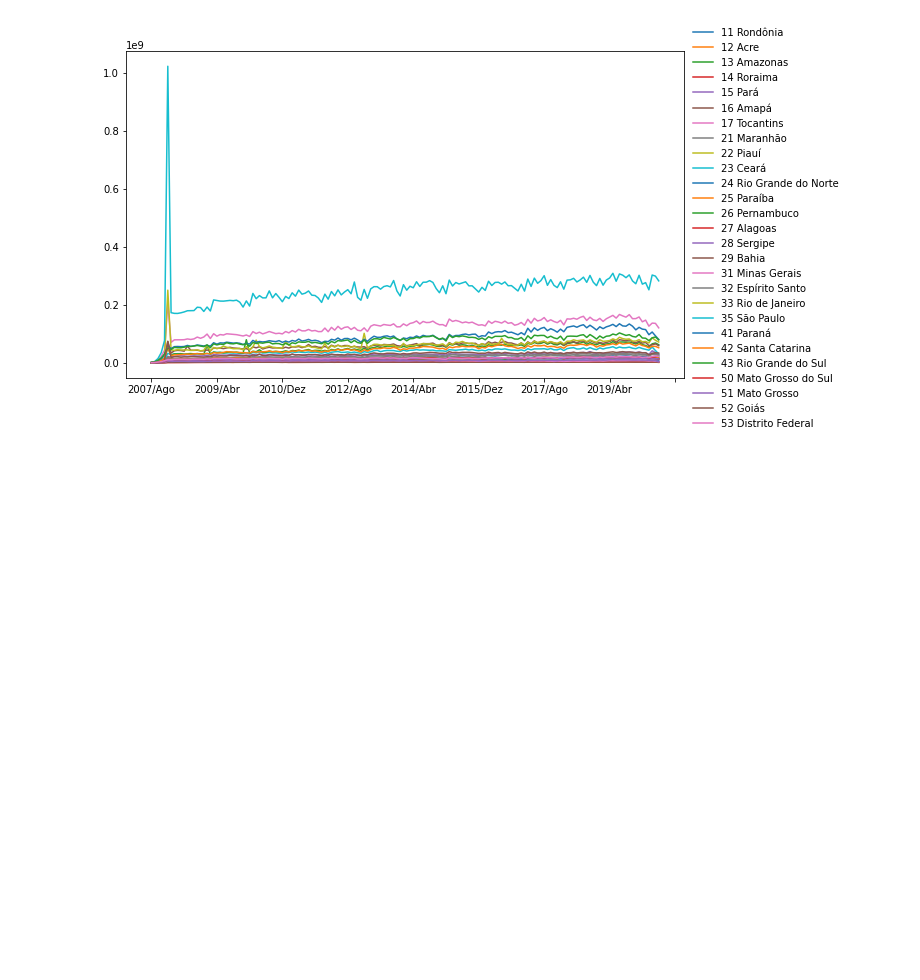
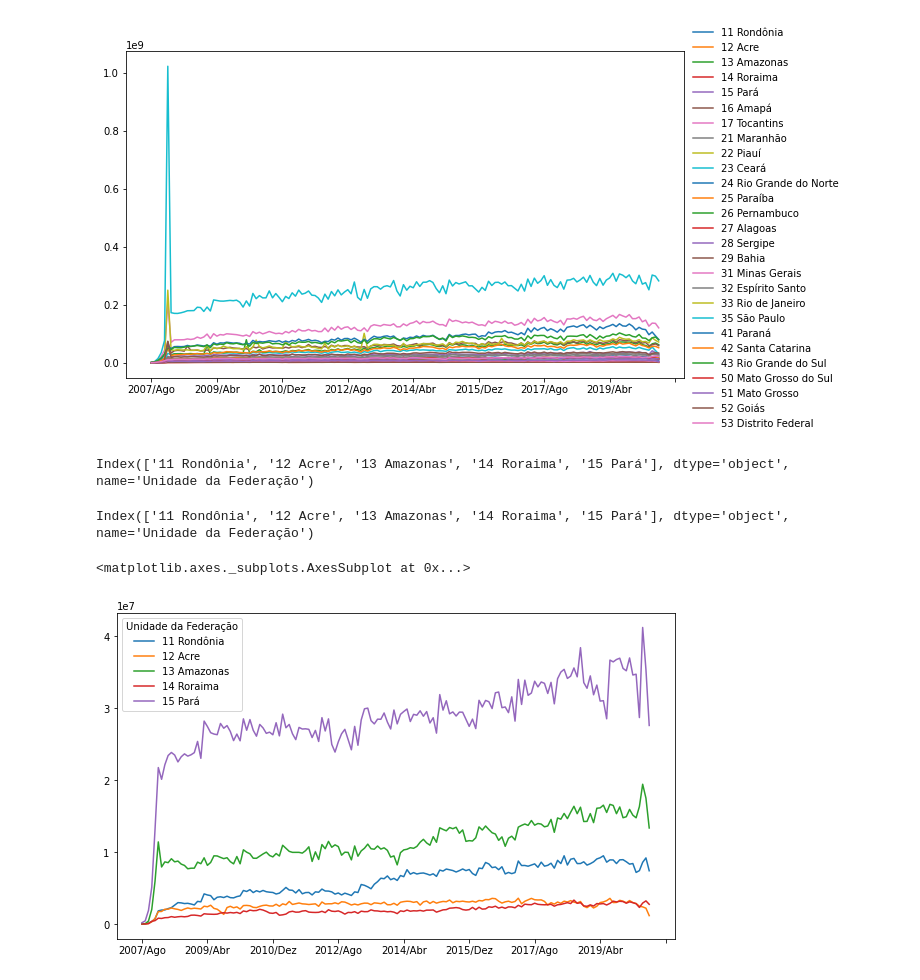
Before and after one commit to luan-prates/bootcamp-ds-aplicada-alura-2021, a Jupyter notebook: Analise_dos_dados_SIH_Datasus.ipynb, the cells around one changed output. Saved outputs shown, nothing was run; the diff lists cells and outputs as text; code cells hidden in the pictures; blank space fills up the shorter version.

```diff
--- a/Analise_dos_dados_SIH_Datasus.ipynb
+++ b/Analise_dos_dados_SIH_Datasus.ipynb
@@ -217,3 +212,16 @@ dff_2.T.plot(figsize=(10,6)).legend(bbox_to_anchor=(1, 1.1), frameon=False)
 # %% [output]
 <matplotlib.legend.Legend at 0x...>
 [figure]
+# %%
+dff_2.T.columns[0:5]
+# %% [output]
+Index(['11 Rondônia', '12 Acre', '13 Amazonas', '14 Roraima', '15 Pará'], dtype='object', name='Unidade da Federação')
+# %%
+dff_2.index[0:5]
+# %% [output]
+Index(['11 Rondônia', '12 Acre', '13 Amazonas', '14 Roraima', '15 Pará'], dtype='object', name='Unidade da Federação')
+# %%
+dff_2[:5].T.plot(figsize=(10,6))
+# %% [output]
+<matplotlib.axes._subplots.AxesSubplot at 0x...>
+[figure, added]
```
Also changed, not shown: parts of 17 cells of this notebook.
